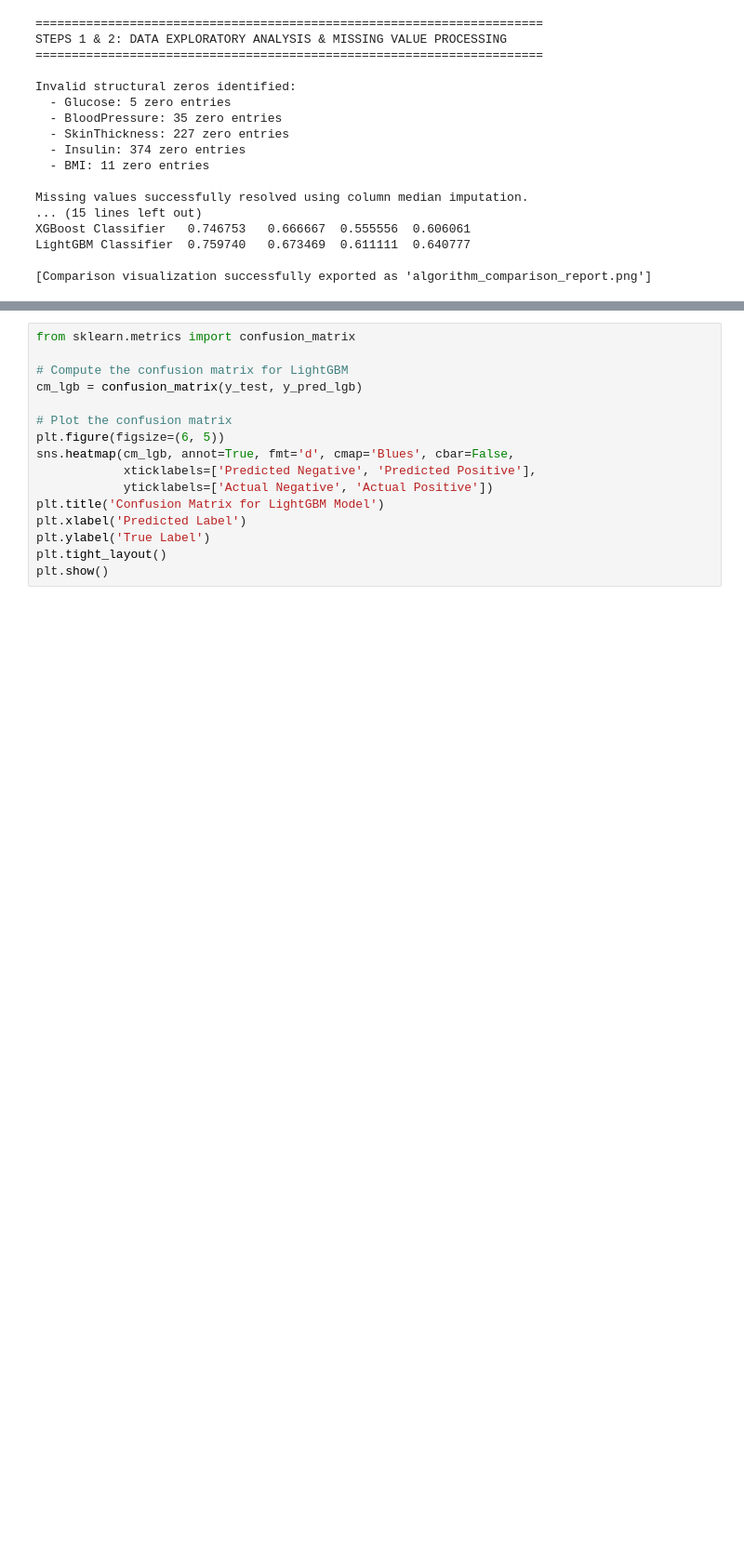
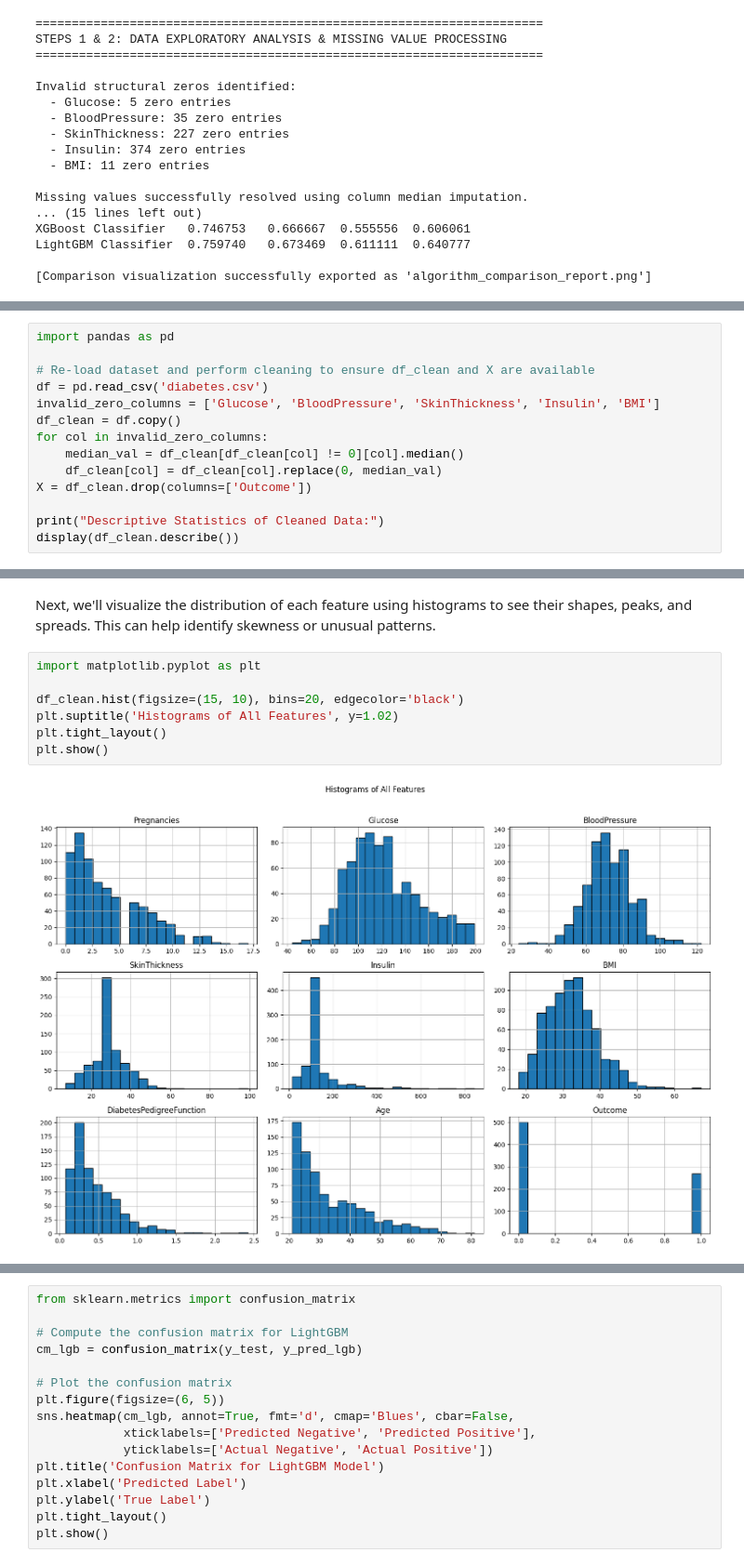
Before and after one commit to raj143sujay/EXCELR-ASSIGNMENTS, a Jupyter notebook: ASSIGNMENT_13.ipynb, the cells around one changed output, grey strips where cells are left out. Shown at 93% size. Cells and saved outputs as stored; diff of their text form; blank space fills up the shorter version.

```diff
--- a/ASSIGNMENT_13.ipynb
+++ b/ASSIGNMENT_13.ipynb
@@ -160,0 +167,14 @@ LightGBM Classifier  0.759740   0.673469  0.611111  0.640777
+# %%
+import pandas as pd
+
+# Re-load dataset and perform cleaning to ensure df_clean and X are available
+df = pd.read_csv('diabetes.csv')
+invalid_zero_columns = ['Glucose', 'BloodPressure', 'SkinThickness', 'Insulin', 'BMI']
+df_clean = df.copy()
+for col in invalid_zero_columns:
+    median_val = df_clean[df_clean[col] != 0][col].median()
+    df_clean[col] = df_clean[col].replace(0, median_val)
+X = df_clean.drop(columns=['Outcome'])
+
+print("Descriptive Statistics of Cleaned Data:")
+display(df_clean.describe())
@@ -160,0 +192,11 @@ LightGBM Classifier  0.759740   0.673469  0.611111  0.640777
+# %% [markdown]
+Next, we'll visualize the distribution of each feature using histograms to see their shapes, peaks, and spreads. This can help identify skewness or unusual patterns.
+# %%
+import matplotlib.pyplot as plt
+
+df_clean.hist(figsize=(15, 10), bins=20, edgecolor='black')
+plt.suptitle('Histograms of All Features', y=1.02)
+plt.tight_layout()
+plt.show()
+# %% [output]
+[figure, added]
```
Also changed, not shown: parts of 6 cells of this notebook.
